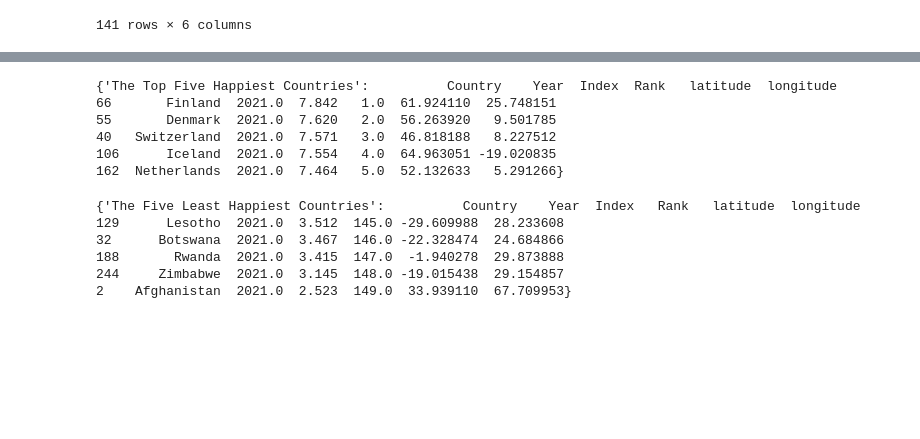
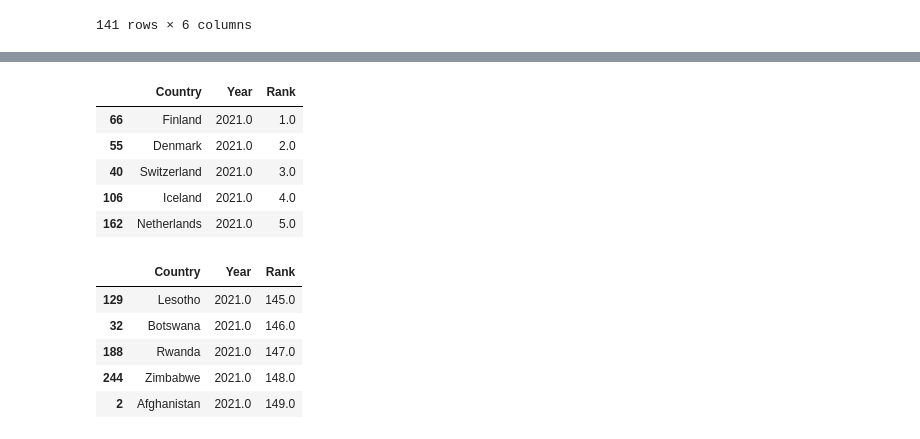
Before and after one commit to mgtaylor119/Project1-HDI_WorldHappiness, a Jupyter notebook: Geo_Map.ipynb, the cells around one changed output, grey strips where cells are left out. Drawn from its saved outputs; the diff is of its cells as text; code cells hidden in the pictures; blank space fills up the shorter version.

```diff
--- a/Geo_Map.ipynb
+++ b/Geo_Map.ipynb
@@ -144,20 +144,24 @@ map_plot_2
 [interactive output not drawn]
 [interactive output not drawn]
 # %%
-print({"The Top Five Happiest Countries": (mapping_data.head())})
+top_five = mapping_data.drop(columns = ["Index", "latitude", "longitude"]).copy()
+
+top_five.head()
 # %% [output]
-{'The Top Five Happiest Countries':          Country    Year  Index  Rank   latitude  longitude
-66       Finland  2021.0  7.842   1.0  61.924110  25.748151
-55       Denmark  2021.0  7.620   2.0  56.263920   9.501785
-40   Switzerland  2021.0  7.571   3.0  46.818188   8.227512
-106      Iceland  2021.0  7.554   4.0  64.963051 -19.020835
-162  Netherlands  2021.0  7.464   5.0  52.132633   5.291266}
+|  | Country | Year | Rank |
+| 66 | Finland | 2021.0 | 1.0 |
+| 55 | Denmark | 2021.0 | 2.0 |
+| 40 | Switzerland | 2021.0 | 3.0 |
+| 106 | Iceland | 2021.0 | 4.0 |
+| 162 | Netherlands | 2021.0 | 5.0 |
 # %%
-print({"The Five Least Happiest Countries": (mapping_data.tail())})
+bottom_five = mapping_data.drop(columns = ["Index", "latitude", "longitude"]).copy()
+
+bottom_five.tail()
 # %% [output]
-{'The Five Least Happiest Countries':          Country    Year  Index   Rank   latitude  longitude
-129      Lesotho  2021.0  3.512  145.0 -29.609988  28.233608
-32      Botswana  2021.0  3.467  146.0 -22.328474  24.684866
-188       Rwanda  2021.0  3.415  147.0  -1.940278  29.873888
-244     Zimbabwe  2021.0  3.145  148.0 -19.015438  29.154857
-2    Afghanistan  2021.0  2.523  149.0  33.939110  67.709953}
+|  | Country | Year | Rank |
+| 129 | Lesotho | 2021.0 | 145.0 |
+| 32 | Botswana | 2021.0 | 146.0 |
+| 188 | Rwanda | 2021.0 | 147.0 |
+| 244 | Zimbabwe | 2021.0 | 148.0 |
+| 2 | Afghanistan | 2021.0 | 149.0 |
```
